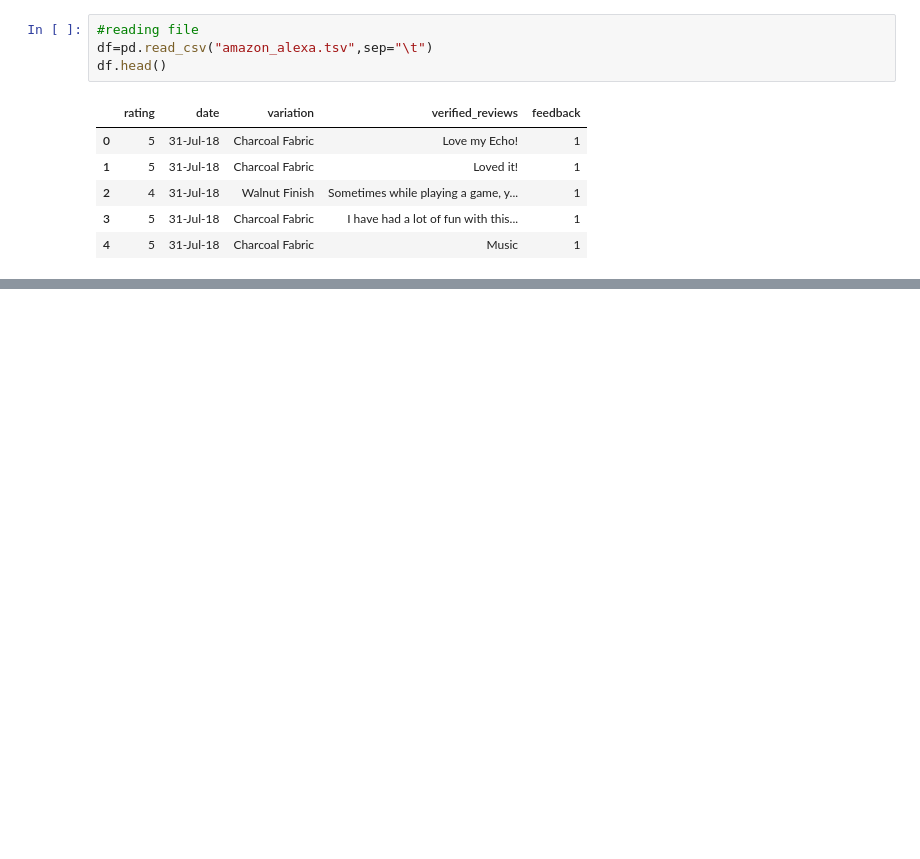
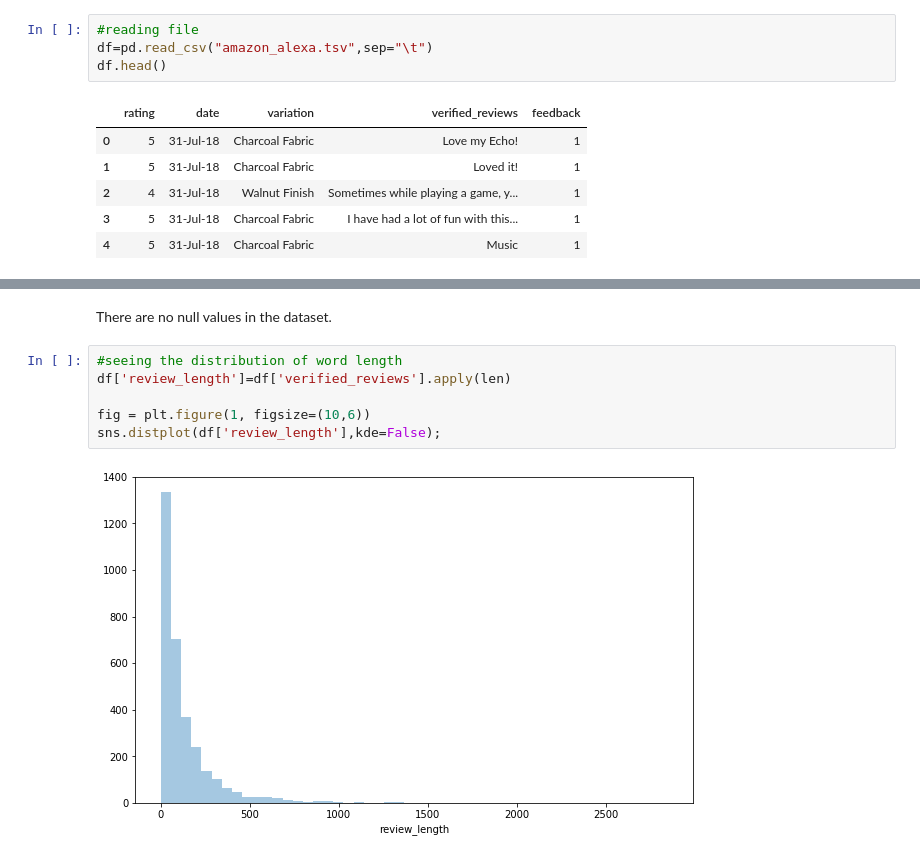
Before and after one commit to ambita20/Amazon_Alexa_Sentiment_Analysis, a Jupyter notebook: SentimentAnalysis.ipynb, the cells around one changed output, grey strips where cells are left out. Drawn from its saved outputs; the diff is of its cells as text; blank space fills up the shorter version.

```diff
--- a/SentimentAnalysis.ipynb
+++ b/SentimentAnalysis.ipynb
@@ -19,0 +47,10 @@ df.head()
+# %% [markdown]
+There are no null values in the dataset.
+# %%
+#seeing the distribution of word length
+df['review_length']=df['verified_reviews'].apply(len)
+
+fig = plt.figure(1, figsize=(10,6))
+sns.distplot(df['review_length'],kde=False);
+# %% [output]
+[figure, added]
```
Also changed, not shown: parts of 7 cells of this notebook.
